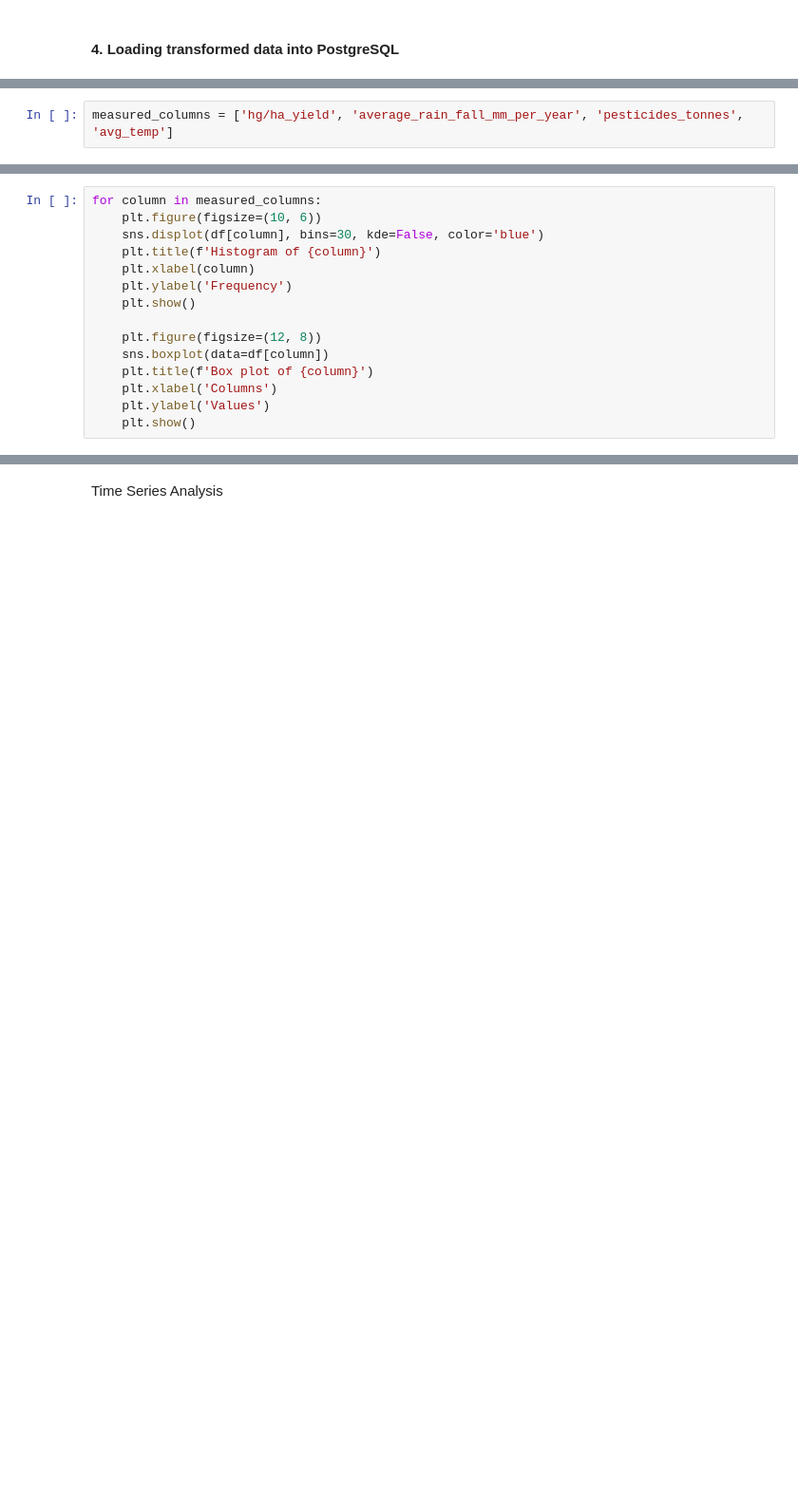
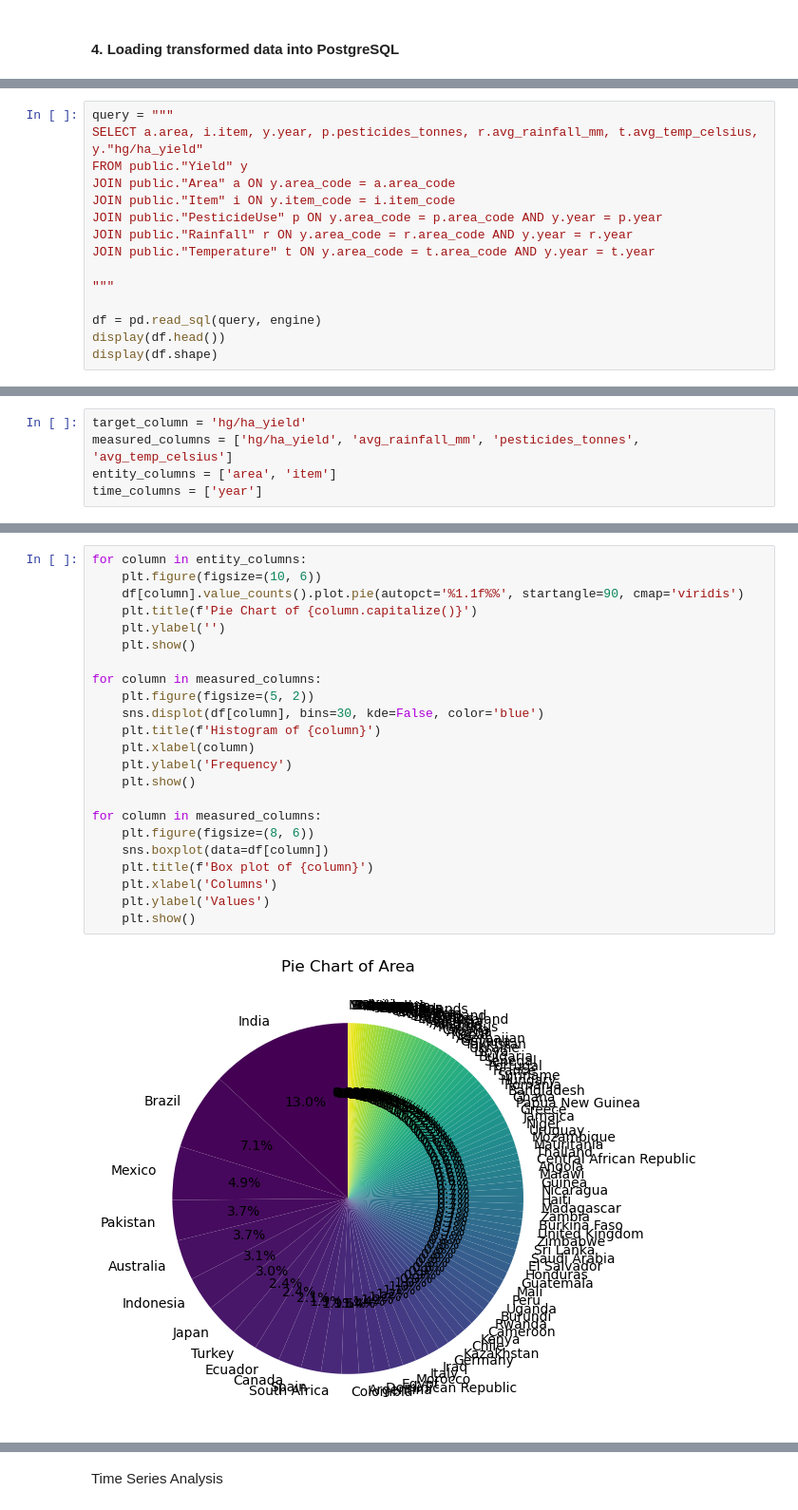
Before and after one commit to JamMeisy/college_cselec1c_finals, a Jupyter notebook: finals.ipynb, the cells around one changed output, grey strips where cells are left out. Shown at 95% size. Drawn from its saved outputs; the diff is of its cells as text; blank space fills up the shorter version.

```diff
--- a/finals.ipynb
+++ b/finals.ipynb
@@ -222,0 +246,15 @@ df.head()
+# %%
+query = """
+SELECT a.area, i.item, y.year, p.pesticides_tonnes, r.avg_rainfall_mm, t.avg_temp_celsius, y."hg/ha_yield"
+FROM public."Yield" y
+JOIN public."Area" a ON y.area_code = a.area_code
+JOIN public."Item" i ON y.item_code = i.item_code
+JOIN public."PesticideUse" p ON y.area_code = p.area_code AND y.year = p.year
+JOIN public."Rainfall" r ON y.area_code = r.area_code AND y.year = r.year
+JOIN public."Temperature" t ON y.area_code = t.area_code AND y.year = t.year
+
+"""
+
+df = pd.read_sql(query, engine)
+display(df.head())
+display(df.shape)
@@ -226,0 +281,5 @@ df.shape
+# %%
+target_column = 'hg/ha_yield'
+measured_columns = ['hg/ha_yield', 'avg_rainfall_mm', 'pesticides_tonnes', 'avg_temp_celsius']
+entity_columns = ['area', 'item']
+time_columns = ['year']
@@ -229,2 +292,0 @@ Data Checking
-# %%
-measured_columns = ['hg/ha_yield', 'average_rain_fall_mm_per_year', 'pesticides_tonnes', 'avg_temp']
@@ -233,15 +334,25 @@ Data Visualization
 # %%
+for column in entity_columns:
+    plt.figure(figsize=(10, 6))
+    df[column].value_counts().plot.pie(autopct='%1.1f%%', startangle=90, cmap='viridis')
+    plt.title(f'Pie Chart of {column.capitalize()}')
+    plt.ylabel('')
+    plt.show()
+
 for column in measured_columns:
-    plt.figure(figsize=(10, 6))
+    plt.figure(figsize=(5, 2))
     sns.displot(df[column], bins=30, kde=False, color='blue')
     plt.title(f'Histogram of {column}')
     plt.xlabel(column)
     plt.ylabel('Frequency')
     plt.show()
 
-    plt.figure(figsize=(12, 8))
+for column in measured_columns:
+    plt.figure(figsize=(8, 6))
     sns.boxplot(data=df[column])
     plt.title(f'Box plot of {column}')
     plt.xlabel('Columns')
     plt.ylabel('Values')
     plt.show()
+# %% [output]
+[figure, added]
```
Also changed, not shown: parts of 38 cells of this notebook, 2 other files.
